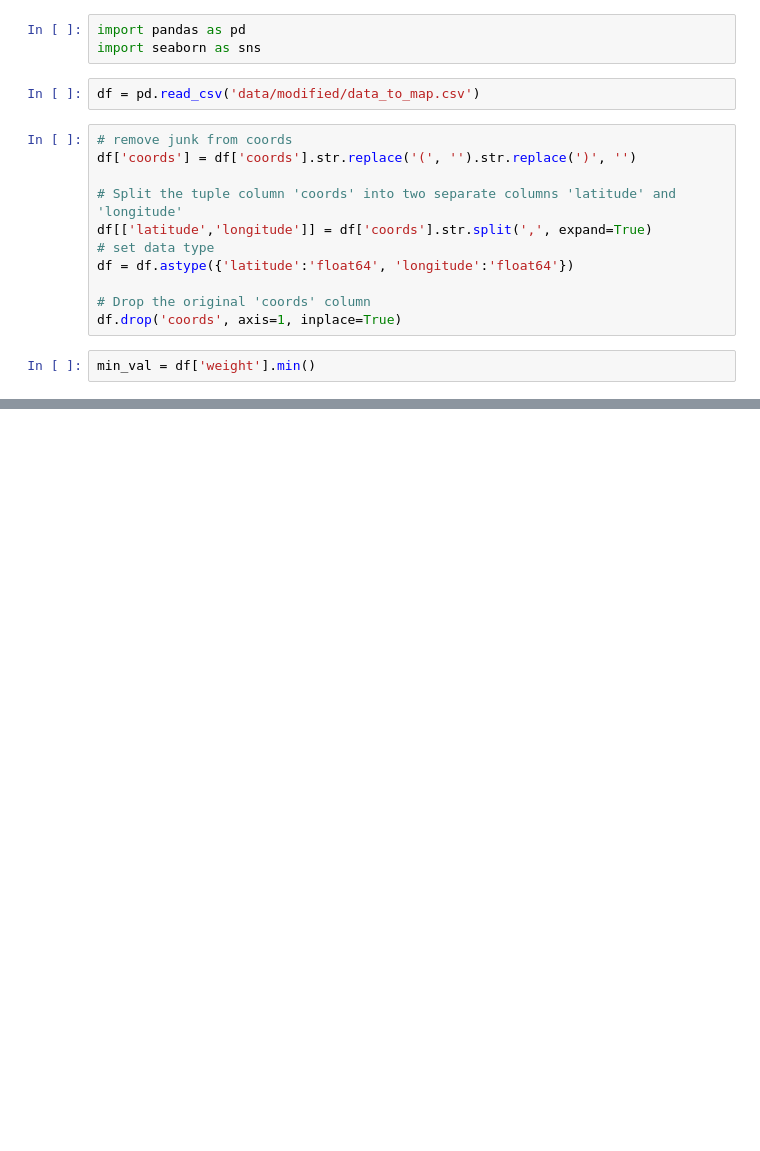
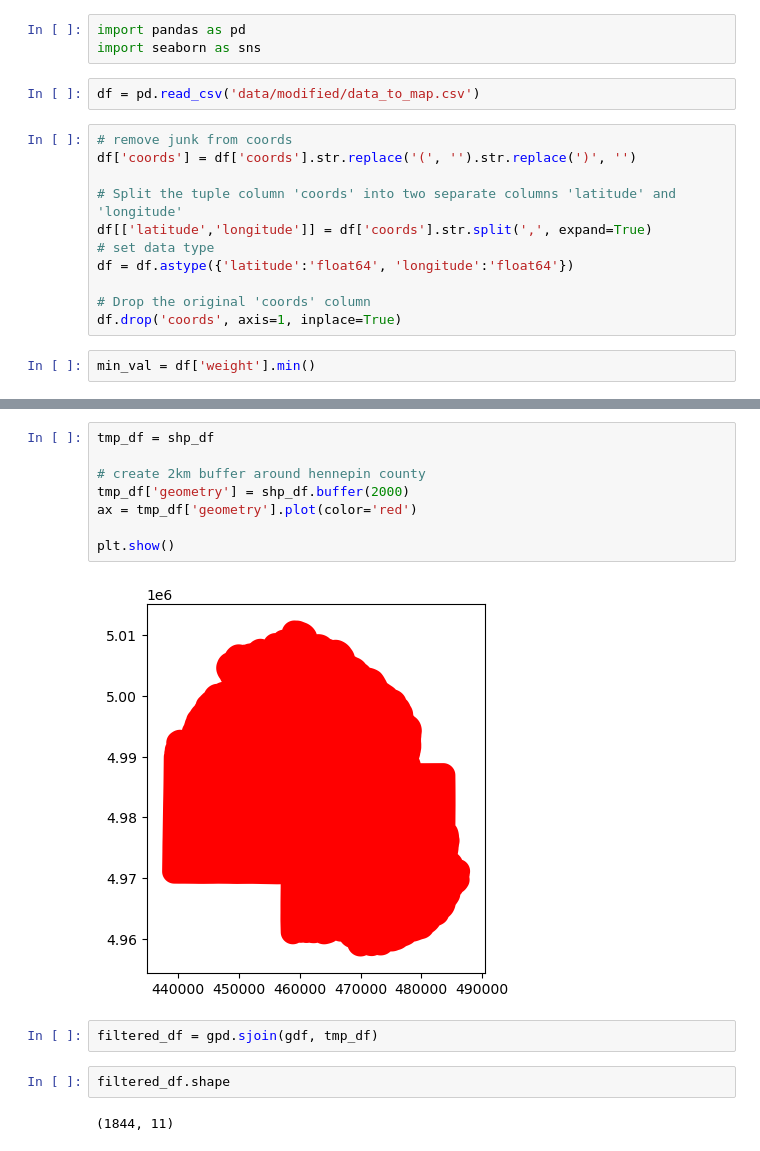
Before and after one commit to dreyco676/mn_childcare, a Jupyter notebook: kde.ipynb, the cells around one changed output, grey strips where cells are left out. Saved outputs shown, nothing was run; the diff lists cells and outputs as text; blank space fills up the shorter version.

```diff
--- a/kde.ipynb
+++ b/kde.ipynb
@@ -78,0 +72,16 @@ filtered_df.head()
+# %%
+tmp_df = shp_df
+
+# create 2km buffer around hennepin county
+tmp_df['geometry'] = shp_df.buffer(2000)
+ax = tmp_df['geometry'].plot(color='red')
+
+plt.show()
+# %% [output]
+[figure, added]
+# %%
+filtered_df = gpd.sjoin(gdf, tmp_df)
+# %%
+filtered_df.shape
+# %% [output]
+(1844, 11)
```
Also changed, not shown: parts of 13 cells of this notebook, 57 other files.
